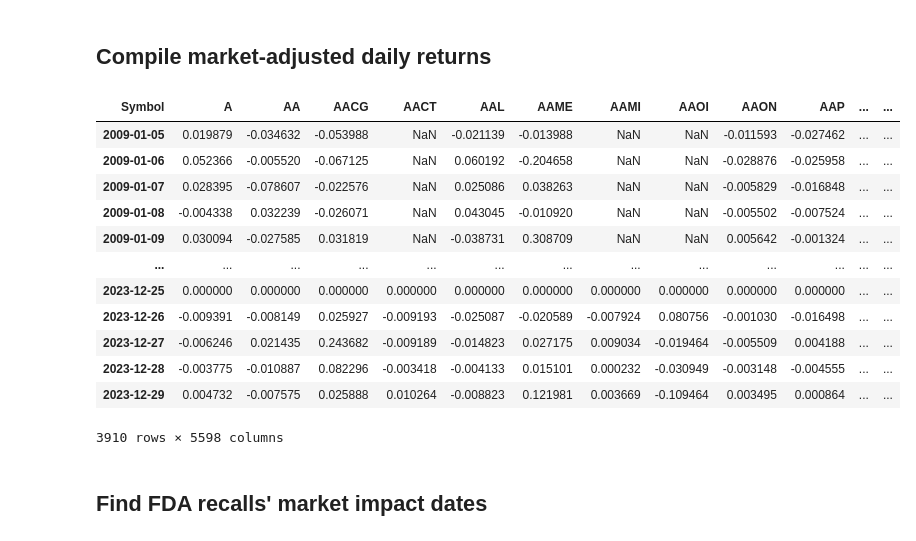
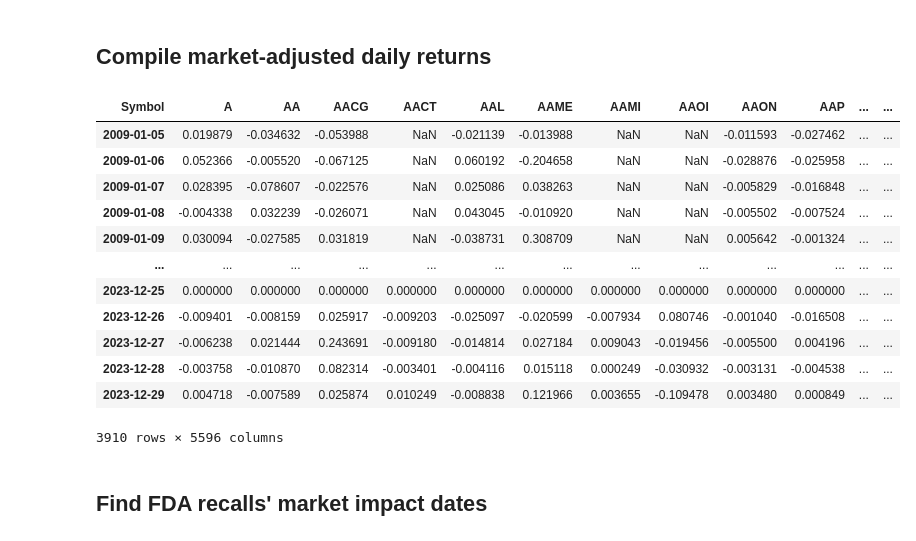
Before and after one commit to calebclayreagor/DELAY-finance, a Jupyter notebook: ground-truth-network.ipynb, the cells around one changed output. Cells and saved outputs as stored; diff of their text form; code cells hidden in the pictures.

```diff
--- a/ground-truth-network.ipynb
+++ b/ground-truth-network.ipynb
@@ -267,30 +267,33 @@ recalls_events
 # %%
 start_date, end_date = '2009-01-01', '2023-12-31'
 ix = pd.date_range(start_date, end_date, freq = 'B')
 cols = nasdaq_stocks.Symbol.copy()
 X = pd.DataFrame(index = ix, columns = cols, dtype = np.float64)
 datadir_stocks = os.path.join(datadir, 'stocks')
 for col in X.columns:
     pth = os.path.join(datadir_stocks, col + '.csv')
     df = pd.read_csv(pth, header = [0, 1, 2], index_col = 0)
     df.index = pd.to_datetime(df.index)
-    X[col] = df['Adj Close']
+    close_adj = df['Adj Close'].copy()
+    if (close_adj > 0).all().values[0]:
+        X[col] = df['Adj Close']
+X = X.loc[:, (X.isna().sum(0) < X.shape[0])]
 R = X.pct_change().dropna(how = 'all')
 R = R.sub(R.mean(1), 0); R
 # %% [output]
 | Symbol | A | AA | AACG | AACT | AAL | AAME | AAMI | AAOI | AAON | AAP | ... | ... |
 | 2009-01-05 | 0.019879 | -0.034632 | -0.053988 | NaN | -0.021139 | -0.013988 | NaN | NaN | -0.011593 | -0.027462 | ... | ... |
 | 2009-01-06 | 0.052366 | -0.005520 | -0.067125 | NaN | 0.060192 | -0.204658 | NaN | NaN | -0.028876 | -0.025958 | ... | ... |
 | 2009-01-07 | 0.028395 | -0.078607 | -0.022576 | NaN | 0.025086 | 0.038263 | NaN | NaN | -0.005829 | -0.016848 | ... | ... |
 | 2009-01-08 | -0.004338 | 0.032239 | -0.026071 | NaN | 0.043045 | -0.010920 | NaN | NaN | -0.005502 | -0.007524 | ... | ... |
 | 2009-01-09 | 0.030094 | -0.027585 | 0.031819 | NaN | -0.038731 | 0.308709 | NaN | NaN | 0.005642 | -0.001324 | ... | ... |
 | ... | ... | ... | ... | ... | ... | ... | ... | ... | ... | ... | ... | ... |
 | 2023-12-25 | 0.000000 | 0.000000 | 0.000000 | 0.000000 | 0.000000 | 0.000000 | 0.000000 | 0.000000 | 0.000000 | 0.000000 | ... | ... |
-| 2023-12-26 | -0.009391 | -0.008149 | 0.025927 | -0.009193 | -0.025087 | -0.020589 | -0.007924 | 0.080756 | -0.001030 | -0.016498 | ... | ... |
-| 2023-12-27 | -0.006246 | 0.021435 | 0.243682 | -0.009189 | -0.014823 | 0.027175 | 0.009034 | -0.019464 | -0.005509 | 0.004188 | ... | ... |
-| 2023-12-28 | -0.003775 | -0.010887 | 0.082296 | -0.003418 | -0.004133 | 0.015101 | 0.000232 | -0.030949 | -0.003148 | -0.004555 | ... | ... |
-| 2023-12-29 | 0.004732 | -0.007575 | 0.025888 | 0.010264 | -0.008823 | 0.121981 | 0.003669 | -0.109464 | 0.003495 | 0.000864 | ... | ... |
+| 2023-12-26 | -0.009401 | -0.008159 | 0.025917 | -0.009203 | -0.025097 | -0.020599 | -0.007934 | 0.080746 | -0.001040 | -0.016508 | ... | ... |
+| 2023-12-27 | -0.006238 | 0.021444 | 0.243691 | -0.009180 | -0.014814 | 0.027184 | 0.009043 | -0.019456 | -0.005500 | 0.004196 | ... | ... |
+| 2023-12-28 | -0.003758 | -0.010870 | 0.082314 | -0.003401 | -0.004116 | 0.015118 | 0.000249 | -0.030932 | -0.003131 | -0.004538 | ... | ... |
+| 2023-12-29 | 0.004718 | -0.007589 | 0.025874 | 0.010249 | -0.008838 | 0.121966 | 0.003655 | -0.109478 | 0.003480 | 0.000849 | ... | ... |
-3910 rows × 5598 columns
+3910 rows × 5596 columns
 # %% [markdown]
 ## Find FDA recalls' market impact dates
 # %%
```
Also changed, not shown: parts of 4 cells of this notebook, 16 other files.
